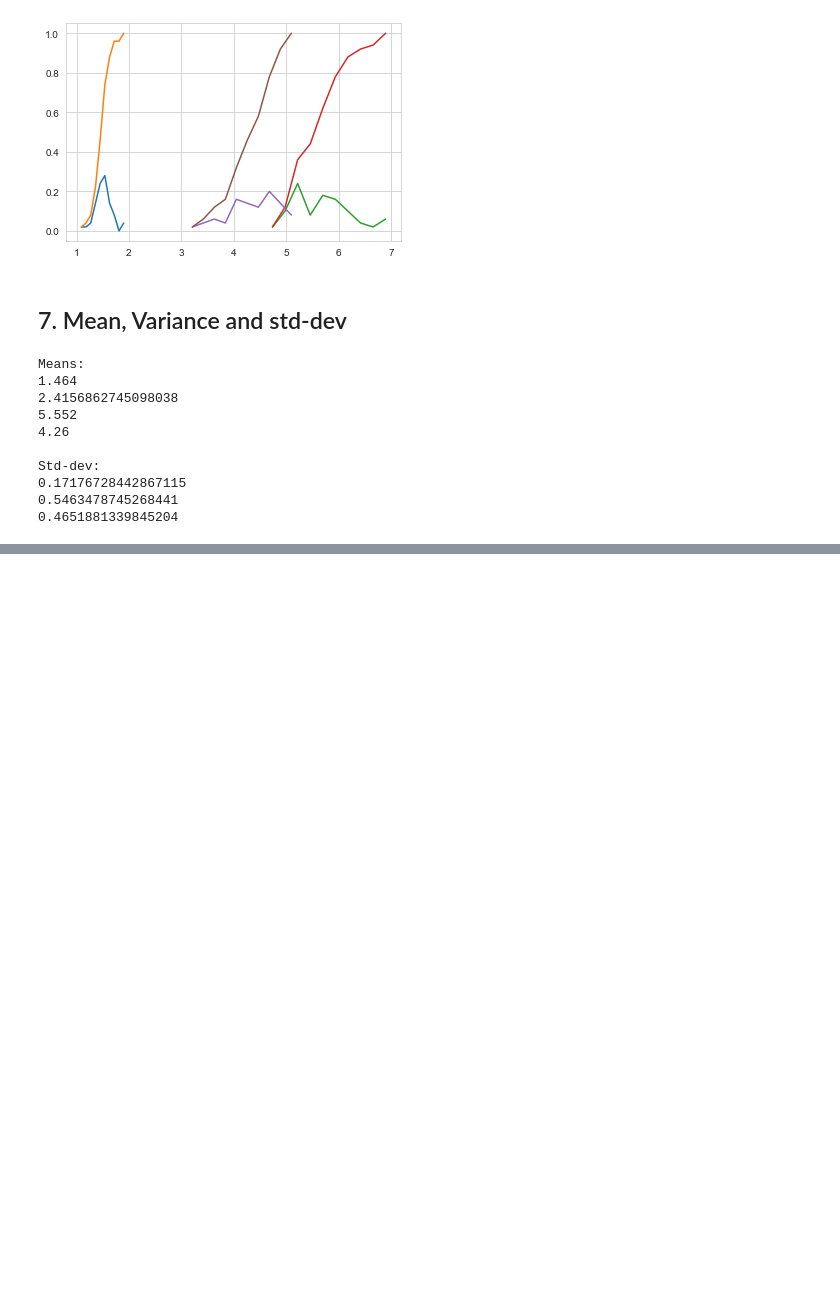
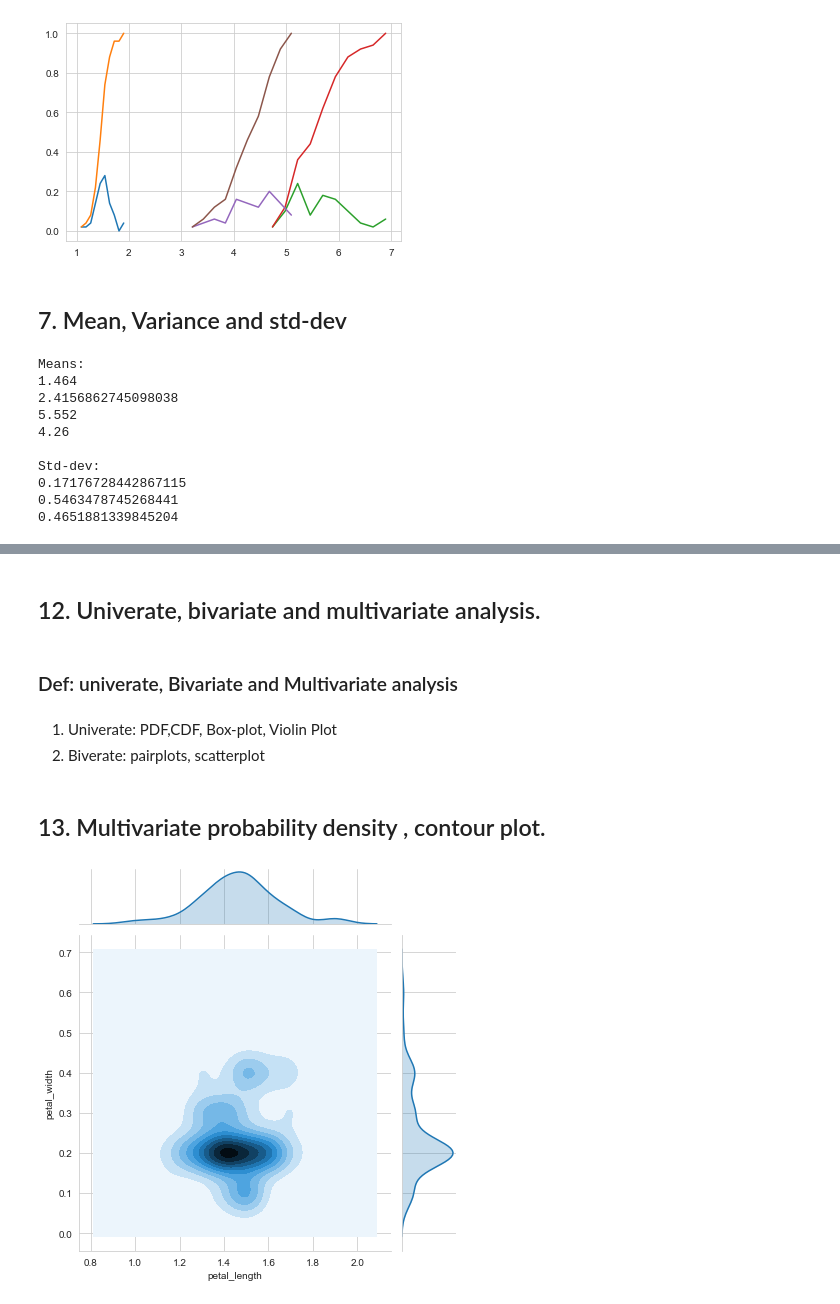
Before and after one commit to nahaktarun/data-science, a Jupyter notebook: Module 2/1 EDA/1 Plotting for exploratory data analysis (EDA).ipynb, the cells around one changed output, grey strips where cells are left out. Drawn from its saved outputs; the diff is of its cells as text; code cells hidden in the pictures; blank space fills up the shorter version.

```diff
--- a/Module 2/1 EDA/1 Plotting for exploratory data analysis (EDA).ipynb
+++ b/Module 2/1 EDA/1 Plotting for exploratory data analysis (EDA).ipynb
@@ -278,0 +369,16 @@ Std-dev:
+# %% [markdown]
+## 12. Univerate, bivariate and multivariate analysis.
+# %% [markdown]
+### Def: univerate, Bivariate and Multivariate analysis
+# %% [markdown]
+1. Univerate:  PDF,CDF, Box-plot, Violin Plot
+2. Biverate: pairplots, scatterplot
+# %% [markdown]
+## 13. Multivariate probability density , contour plot.
+# %%
+# 2D Density plot, contour(colour change from dark to light or vice versa) plot
+
+sns.jointplot(x = "petal_length", y="petal_width",data=iris_setosa,kind='kde')
+plt.show()
+# %% [output]
+[figure, added]
```
Also changed, not shown: parts of 14 cells of this notebook.
